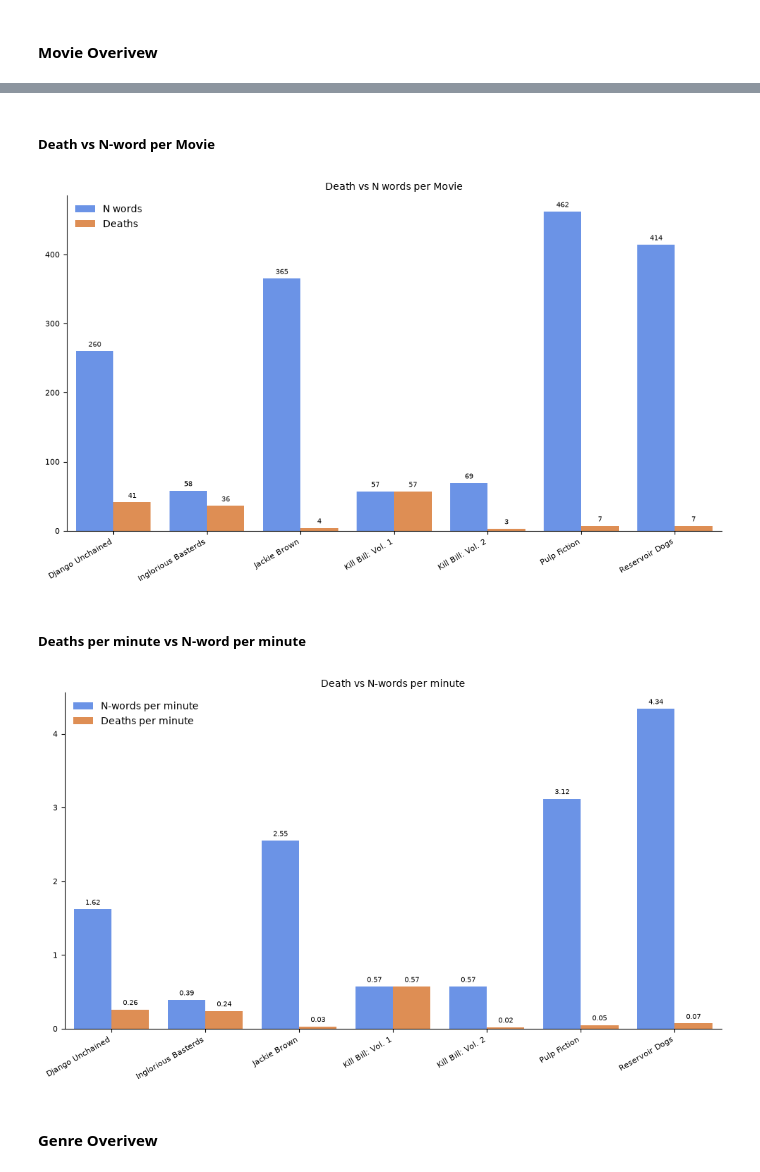
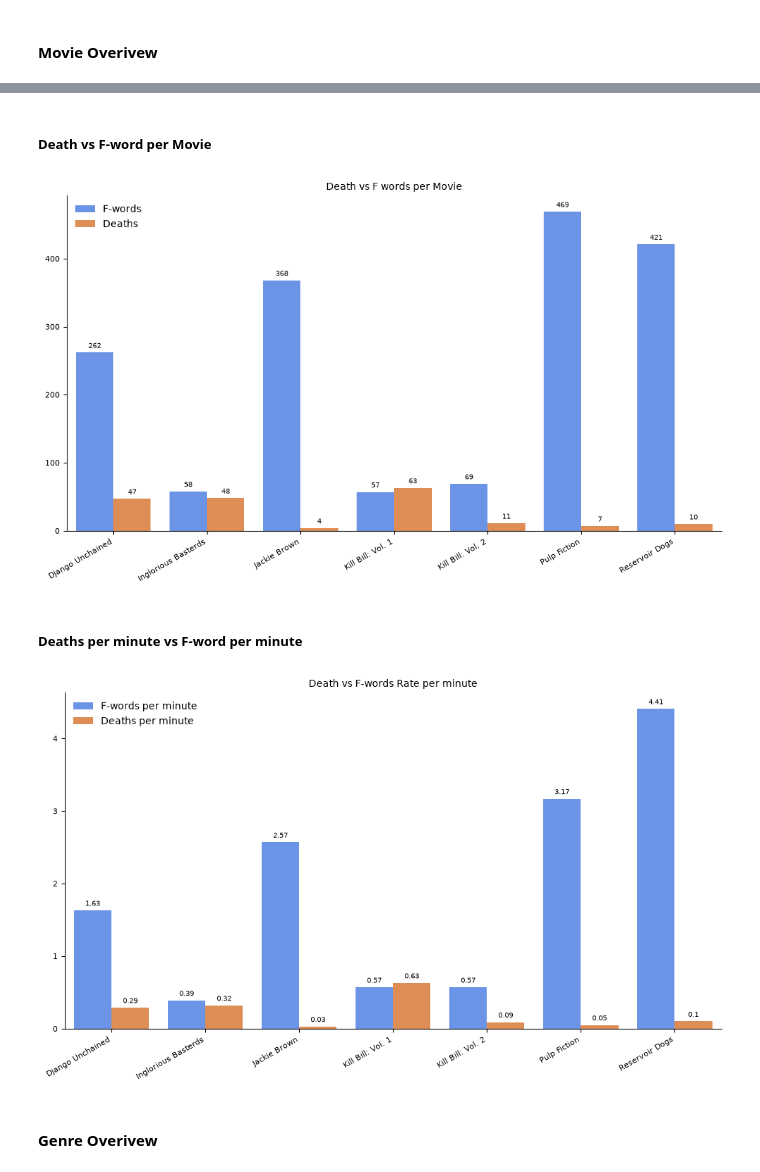
Before and after one commit to LeonardoTerra/Tarantino-Profanity-EDA, a Jupyter notebook: General EDAs/Tarantino F-words Overview.ipynb, the cells around one changed output, grey strips where cells are left out. Cells and saved outputs as stored; diff of their text form; code cells hidden in the pictures.

```diff
--- a/General EDAs/Tarantino F-words Overview.ipynb
+++ b/General EDAs/Tarantino F-words Overview.ipynb
@@ -118,7 +116,3 @@ df[death_mask]
 190 rows × 4 columns
 # %%
 df['word'] = df['word'].fillna("None")
-# %%
-duplicated_data = df[df.duplicated()]
-print("number of duplicate rows deleted: ", duplicated_data.shape)
-df.drop_duplicates(inplace=True)
@@ -157,9 +149,10 @@ df["genre"] = df["movie"].map(assign_genre)
 #### Movie Overivew
 # %%
 movies_overview = df.groupby(['movie','genre']).agg(
-    word_count=('type',lambda x: (x == 'word').sum()),
+    f_word_count=('type',lambda x: (x == 'word').sum()),
     duration_min=('minutes_in', 'max'),
     death_count=('type', lambda x: (x == 'death').sum())).reset_index()
 
-movies_overview['wpm'] = (movies_overview['word_count'] / movies_overview['duration_min']).round(2)
+movies_overview['wpm'] = (movies_overview['f_word_count'] / movies_overview['duration_min']).round(2)
 movies_overview['dpm'] = (movies_overview['death_count'] / movies_overview['duration_min']).round(2)
+movies_overview
@@ -166,34 +168,31 @@ movies_overview['dpm'] = (movies_overview['death_count'] / movies_overview['dura
 # %% [markdown]
-##### Death vs N-word per Movie
+##### Death vs F-word per Movie
 # %%
-import seaborn as sns
-import matplotlib.pyplot as plt
-
-plot_df = movies_overview[['movie', 'word_count', 'death_count']].rename(
-    columns={'word_count': 'N words', 'death_count': 'Deaths'}).melt(id_vars='movie', var_name='type', value_name='count')
+plot_df = movies_overview[['movie', 'f_word_count', 'death_count']].rename(
+    columns={'f_word_count': 'F-words', 'death_count': 'Deaths'}).melt(id_vars='movie', var_name='type', value_name='count')
 
 fig, ax = plt.subplots(figsize=(10, 6))
 sns.barplot(data=plot_df, x='movie', y='count', hue='type', ax=ax)
 
 for container in ax.containers:
     ax.bar_label(container, fontsize=7, padding=3)
 
 ax.set_xticklabels(ax.get_xticklabels(), rotation=30, ha='right', fontsize=8)
 ax.tick_params(axis='y', labelsize=8)
-ax.set_title('Death vs N words per Movie', fontsize=10)
+ax.set_title('Death vs F words per Movie', fontsize=10)
 ax.set_xlabel('')
 ax.set_ylabel('')
 ax.legend(loc='upper left', frameon=False)
 
 sns.despine(left=False, right=True, top=True, bottom=False)
 plt.tight_layout()
 # %% [output]
-[figure, old version]
+[figure, new version]
 # %% [markdown]
-##### Deaths per minute vs N-word per minute
+##### Deaths per minute vs F-word per minute
 # %%
 plot_df_metrics = movies_overview[['movie', 'wpm', 'dpm']].rename(
-    columns={'wpm': 'N-words per minute', 'dpm': 'Deaths per minute'}).melt(id_vars='movie', var_name='type', value_name='value')
+    columns={'wpm': 'F-words per minute', 'dpm': 'Deaths per minute'}).melt(id_vars='movie', var_name='type', value_name='value')
 
 fig, ax = plt.subplots(figsize=(10, 6))
 sns.barplot(data=plot_df_metrics, x='movie', y='value', hue='type', ax=ax)
@@ -203,7 +202,7 @@ for container in ax.containers:
 
 ax.set_xticklabels(ax.get_xticklabels(), rotation=30, ha='right', fontsize=8)
 ax.tick_params(axis='y', labelsize=8)
-ax.set_title('Death vs N-words per minute', fontsize=10)
+ax.set_title('Death vs F-words Rate per minute', fontsize=10)
 ax.set_xlabel('')
 ax.set_ylabel('')
 ax.legend(loc='upper left', frameon=False)
@@ -211,7 +210,7 @@ ax.legend(loc='upper left', frameon=False)
 sns.despine(left=False, right=True, top=True, bottom=False)
 plt.tight_layout()
 # %% [output]
-[figure, old version]
+[figure, new version]
 # %% [markdown]
 #### Genre Overivew
 # %%
```
Also changed, not shown: parts of 12 cells of this notebook.
